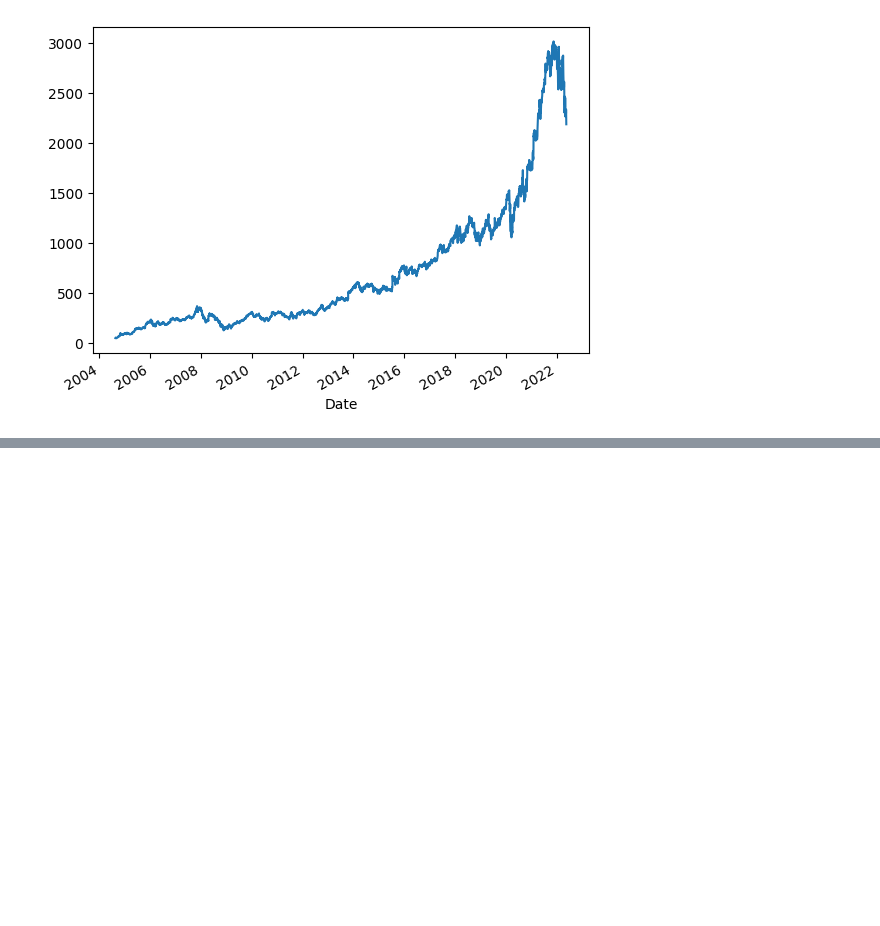
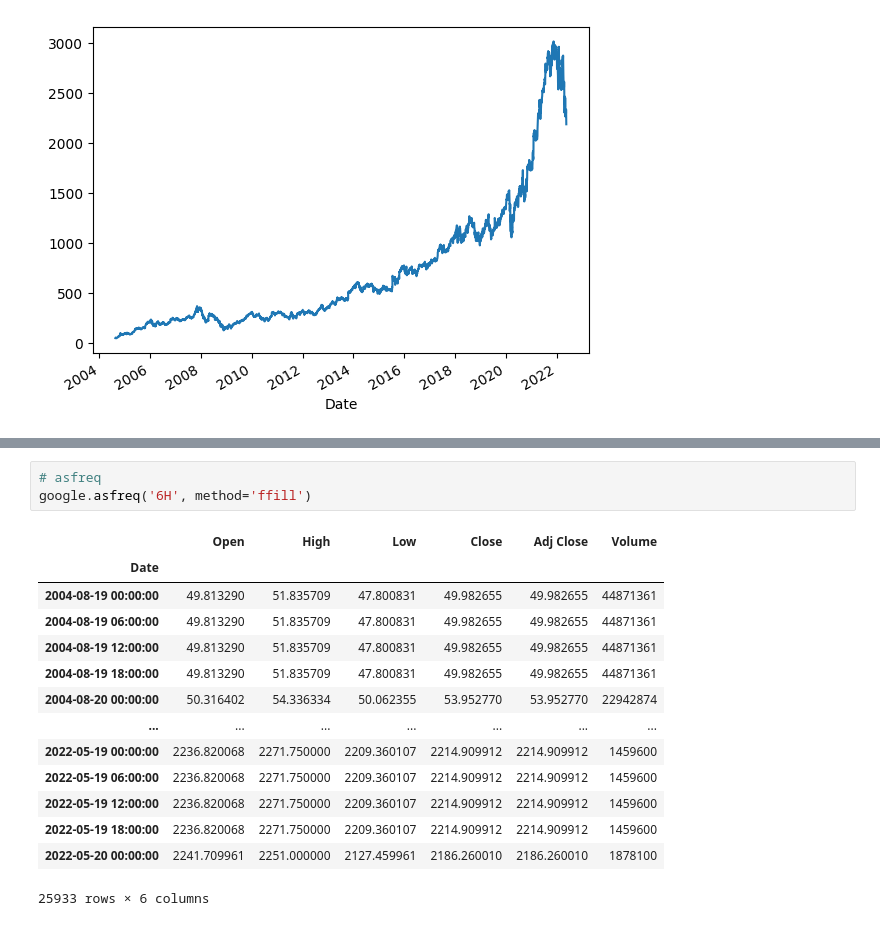
Before and after one commit to amitmishra-cs/Python-for-data-Science-2024, a Jupyter notebook: 09_Time_series_Ana/01-time-series-analysis.ipynb, the cells around one changed output, grey strips where cells are left out. Cells and saved outputs as stored; diff of their text form; blank space fills up the shorter version.

```diff
--- a/09_Time_series_Ana/01-time-series-analysis.ipynb
+++ b/09_Time_series_Ana/01-time-series-analysis.ipynb
@@ -201,0 +215,18 @@ google['Close'].plot()
+# %%
+# asfreq
+google.asfreq('6H', method='ffill')
+# %% [output]
+|  | Open | High | Low | Close | Adj Close | Volume |
+| Date |  |  |  |  |  |  |
+| 2004-08-19 00:00:00 | 49.813290 | 51.835709 | 47.800831 | 49.982655 | 49.982655 | 44871361 |
+| 2004-08-19 06:00:00 | 49.813290 | 51.835709 | 47.800831 | 49.982655 | 49.982655 | 44871361 |
+| 2004-08-19 12:00:00 | 49.813290 | 51.835709 | 47.800831 | 49.982655 | 49.982655 | 44871361 |
+| 2004-08-19 18:00:00 | 49.813290 | 51.835709 | 47.800831 | 49.982655 | 49.982655 | 44871361 |
+| 2004-08-20 00:00:00 | 50.316402 | 54.336334 | 50.062355 | 53.952770 | 53.952770 | 22942874 |
+| ... | ... | ... | ... | ... | ... | ... |
+| 2022-05-19 00:00:00 | 2236.820068 | 2271.750000 | 2209.360107 | 2214.909912 | 2214.909912 | 1459600 |
+| 2022-05-19 06:00:00 | 2236.820068 | 2271.750000 | 2209.360107 | 2214.909912 | 2214.909912 | 1459600 |
+| 2022-05-19 12:00:00 | 2236.820068 | 2271.750000 | 2209.360107 | 2214.909912 | 2214.909912 | 1459600 |
+| 2022-05-19 18:00:00 | 2236.820068 | 2271.750000 | 2209.360107 | 2214.909912 | 2214.909912 | 1459600 |
+| 2022-05-20 00:00:00 | 2241.709961 | 2251.000000 | 2127.459961 | 2186.260010 | 2186.260010 | 1878100 |
+25933 rows × 6 columns
```
Also changed, not shown: parts of 3 cells of this notebook.
